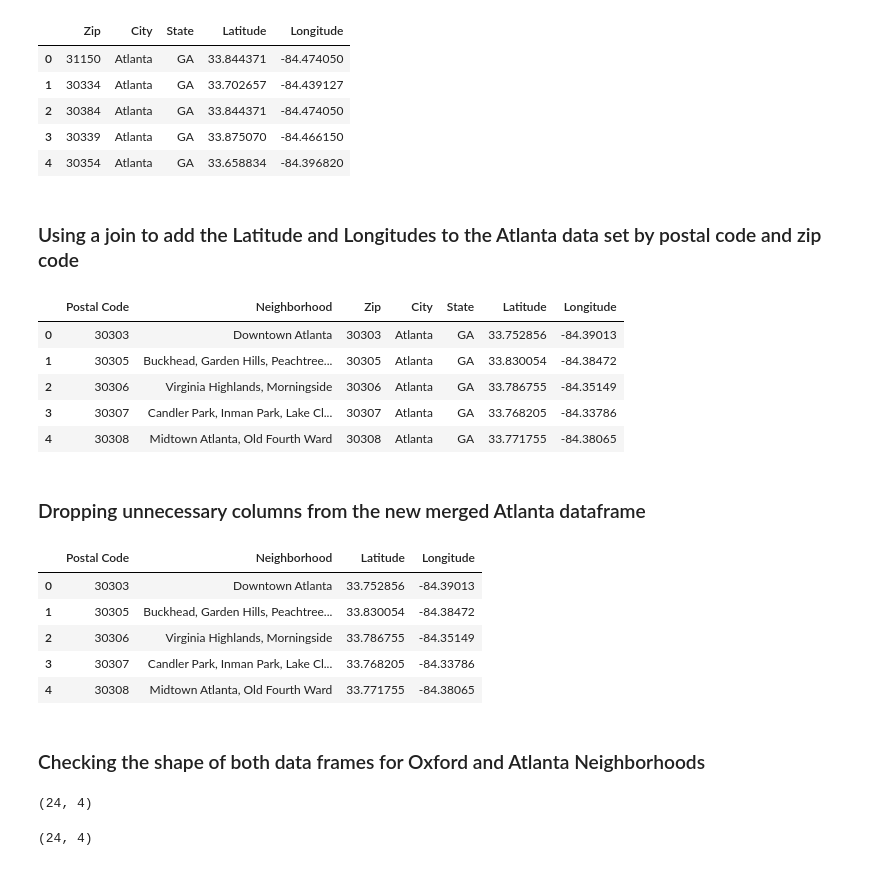
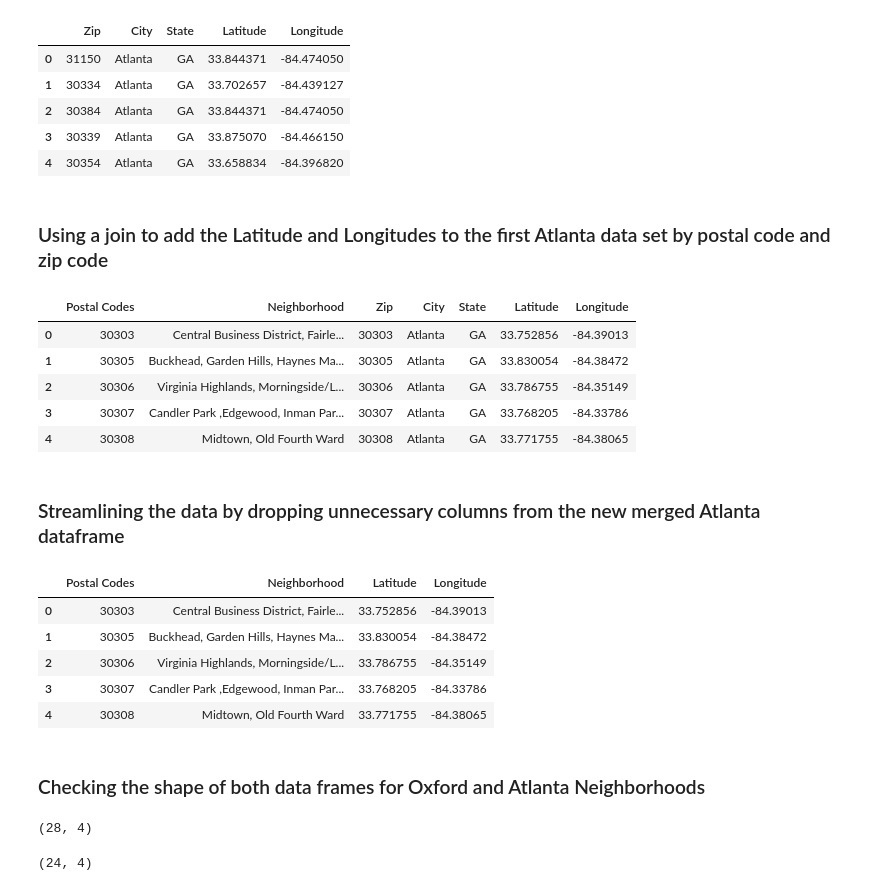
Before and after one commit to TKFoster/Coursera_Capstone, a Jupyter notebook: Coursera Capstone Final Project.ipynb, the cells around one changed output. Drawn from its saved outputs; the diff is of its cells as text; code cells hidden in the pictures.

```diff
--- a/Coursera Capstone Final Project.ipynb
+++ b/Coursera Capstone Final Project.ipynb
@@ -55,25 +68,9 @@ Libraries imported.
 # %%
 
-import types
-import pandas as pd
-from botocore.client import Config
-import ibm_boto3
-
-def __iter__(self): return 0
-
-# @hidden_cell
-# The following code accesses a file in your IBM Cloud Object Storage. It includes your credentials.
-# You might want to remove those credentials before you share the notebook.
-client_f4afcc32a749405a820c7a96506e474b = ibm_boto3.client(service_name='s3',
-    ibm_api_key_id='mJgELIymbAk2agYlHiz9ii6s9aVHMVoaxJ5-o6EbCkIT',
-    ibm_auth_endpoint="https://iam.ng.bluemix.net/oidc/token",
-    config=Config(signature_version='oauth'),
-    endpoint_url='https://s3-api.us-geo.objectstorage.service.networklayer.com')
-
-body = client_f4afcc32a749405a820c7a96506e474b.get_object(Bucket='courseracapstonetkf-donotdelete-pr-dmzgetziwgvl02',Key='Oxford postcode and neighborhood data edited.xlsx')['Body']
+body = client_f4afcc32a749405a820c7a96506e474b.get_object(Bucket='courseracapstonetkf-donotdelete-pr-dmzgetziwgvl02',Key='Atlanta Neighborhoods and zipcodes updated.xlsx')['Body']
 # add missing __iter__ method, so pandas accepts body as file-like object
 if not hasattr(body, "__iter__"): body.__iter__ = types.MethodType( __iter__, body )
 
-df_data_OXF = pd.read_excel(body)
-df_data_OXF.head()
+df_data_ATL = pd.read_excel(body)
+df_data_ATL.head()
 # %% [output]
@@ -118,41 +98,41 @@ df_data_LL.head()
 | 3 | 30339 | Atlanta | GA | 33.875070 | -84.466150 |
 | 4 | 30354 | Atlanta | GA | 33.658834 | -84.396820 |
 # %% [markdown]
-### Using a join to add the Latitude and Longitudes to the Atlanta data set by postal code and zip code
+### Using a join to add the Latitude and Longitudes to the first Atlanta data set by postal code and zip code
 # %%
-merged_ATL = pd.merge(left=df_data_ATL, right=df_data_LL, left_on='Postal Code', right_on='Zip')
+merged_ATL = pd.merge(left=df_data_ATL, right=df_data_LL, left_on='Postal Codes', right_on='Zip')
 # In this case `species_id` is the only column name in  both dataframes, so if we skipped `left_on`
 # And `right_on` arguments we would still get the same result
 
 # What's the size of the output data?
 merged_ATL.shape
 merged_ATL.head()
 # %% [output]
-|  | Postal Code | Neighborhood | Zip | City | State | Latitude | Longitude |
-| 0 | 30303 | Downtown Atlanta | 30303 | Atlanta | GA | 33.752856 | -84.39013 |
-| 1 | 30305 | Buckhead, Garden Hills, Peachtree... | 30305 | Atlanta | GA | 33.830054 | -84.38472 |
-| 2 | 30306 | Virginia Highlands, Morningside | 30306 | Atlanta | GA | 33.786755 | -84.35149 |
-| 3 | 30307 | Candler Park, Inman Park, Lake Cl... | 30307 | Atlanta | GA | 33.768205 | -84.33786 |
-| 4 | 30308 | Midtown Atlanta, Old Fourth Ward | 30308 | Atlanta | GA | 33.771755 | -84.38065 |
+|  | Postal Codes | Neighborhood | Zip | City | State | Latitude | Longitude |
+| 0 | 30303 | Central Business District, Fairle... | 30303 | Atlanta | GA | 33.752856 | -84.39013 |
+| 1 | 30305 | Buckhead, Garden Hills, Haynes Ma... | 30305 | Atlanta | GA | 33.830054 | -84.38472 |
+| 2 | 30306 | Virginia Highlands, Morningside/L... | 30306 | Atlanta | GA | 33.786755 | -84.35149 |
+| 3 | 30307 | Candler Park ,Edgewood, Inman Par... | 30307 | Atlanta | GA | 33.768205 | -84.33786 |
+| 4 | 30308 | Midtown, Old Fourth Ward | 30308 | Atlanta | GA | 33.771755 | -84.38065 |
 # %% [markdown]
-### Dropping unnecessary columns from the new merged Atlanta dataframe
+### Streamlining the data by dropping unnecessary columns from the new merged Atlanta dataframe
 # %%
 merged_ATL = merged_ATL.drop(['Zip', 'City', 'State'], axis=1)
 # %%
 merged_ATL.head()
 # %% [output]
-|  | Postal Code | Neighborhood | Latitude | Longitude |
-| 0 | 30303 | Downtown Atlanta | 33.752856 | -84.39013 |
-| 1 | 30305 | Buckhead, Garden Hills, Peachtree... | 33.830054 | -84.38472 |
-| 2 | 30306 | Virginia Highlands, Morningside | 33.786755 | -84.35149 |
-| 3 | 30307 | Candler Park, Inman Park, Lake Cl... | 33.768205 | -84.33786 |
-| 4 | 30308 | Midtown Atlanta, Old Fourth Ward | 33.771755 | -84.38065 |
+|  | Postal Codes | Neighborhood | Latitude | Longitude |
+| 0 | 30303 | Central Business District, Fairle... | 33.752856 | -84.39013 |
+| 1 | 30305 | Buckhead, Garden Hills, Haynes Ma... | 33.830054 | -84.38472 |
+| 2 | 30306 | Virginia Highlands, Morningside/L... | 33.786755 | -84.35149 |
+| 3 | 30307 | Candler Park ,Edgewood, Inman Par... | 33.768205 | -84.33786 |
+| 4 | 30308 | Midtown, Old Fourth Ward | 33.771755 | -84.38065 |
 # %% [markdown]
 ### Checking the shape of both data frames for Oxford and Atlanta Neighborhoods
 # %%
 merged_ATL.shape
 # %% [output]
-(24, 4)
+(28, 4)
 # %%
 df_data_OXF.shape
 # %% [output]
```
Also changed, not shown: parts of 76 cells of this notebook.
